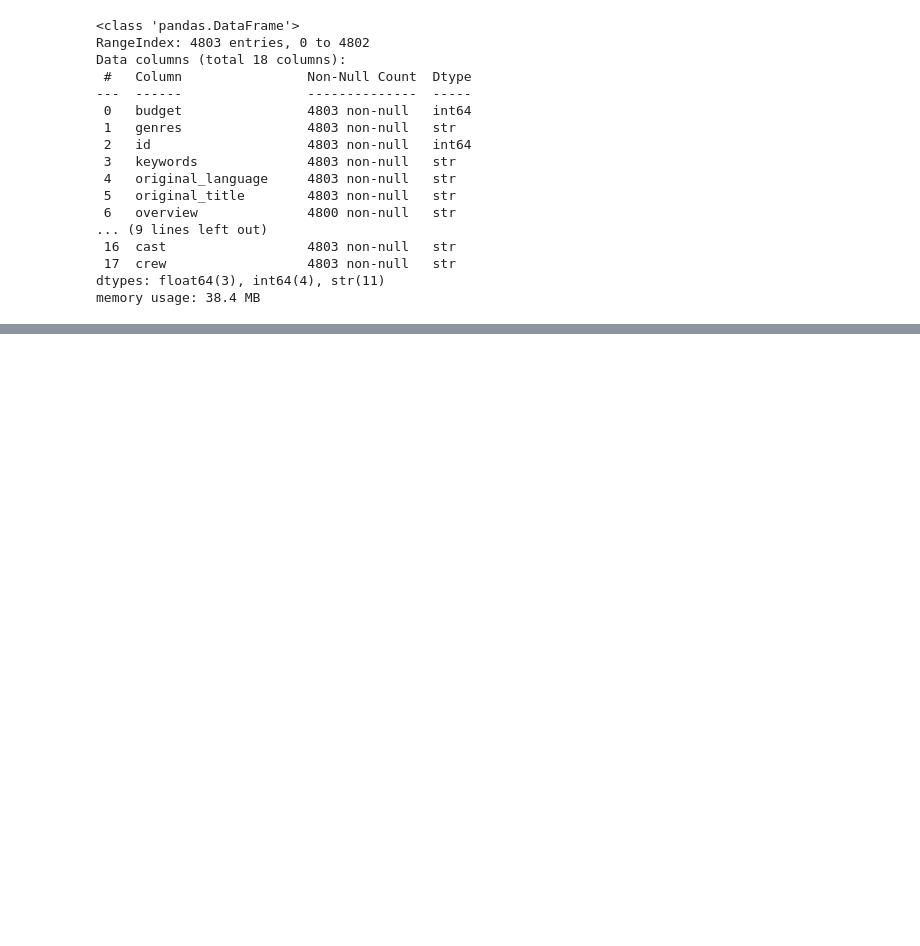
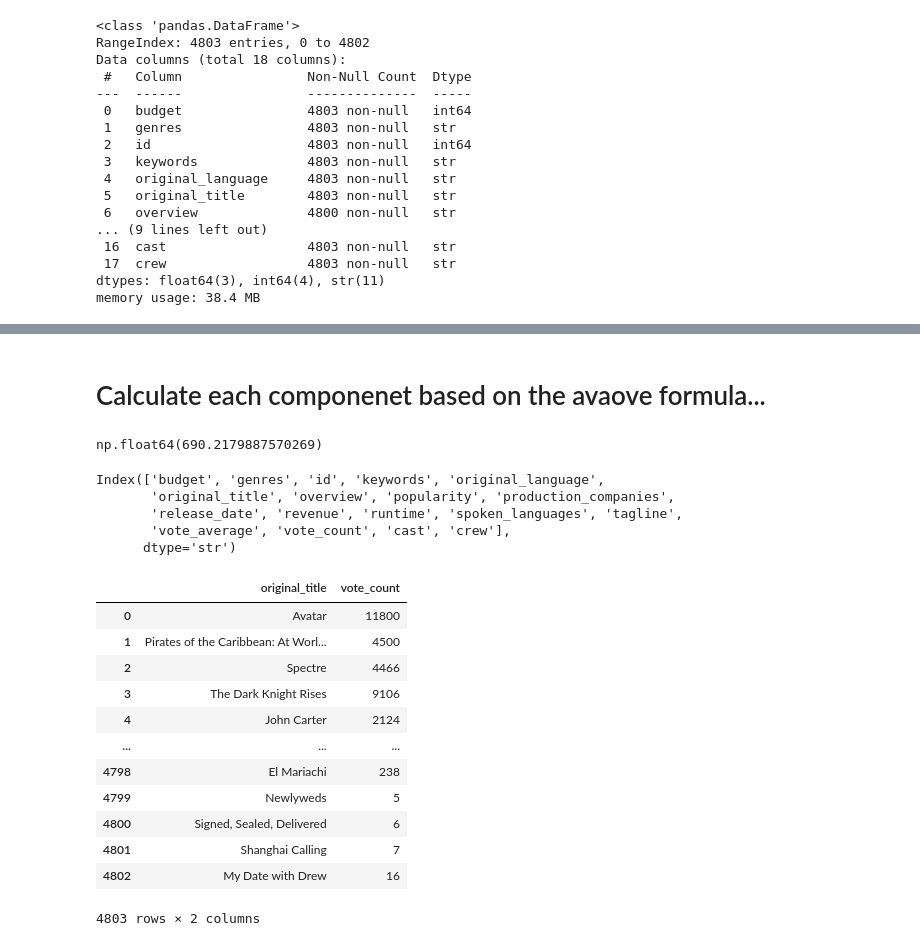
Before and after one commit to CyberWol-12/Movie_Recommendation_System, a Jupyter notebook: Movie_Recommendation_System_tmdb.ipynb, the cells around one changed output, grey strips where cells are left out. Drawn from its saved outputs; the diff is of its cells as text; code cells hidden in the pictures; blank space fills up the shorter version.

```diff
--- a/Movie_Recommendation_System_tmdb.ipynb
+++ b/Movie_Recommendation_System_tmdb.ipynb
@@ -204,0 +212,2 @@ memory usage: 38.4 MB
+# %% [markdown]
+# Calculate each componenet based on the avaove formula...
@@ -204,0 +218,5 @@ memory usage: 38.4 MB
+# %%
+C
+## mean rating for all the movies is approx 6.09 on a scale of 10
+# %% [output]
+np.float64(690.2179887570269)
@@ -204,0 +225,24 @@ memory usage: 38.4 MB
+# %%
+movies_cleaned_df.columns
+# %% [output]
+Index(['budget', 'genres', 'id', 'keywords', 'original_language',
+       'original_title', 'overview', 'popularity', 'production_companies',
+       'release_date', 'revenue', 'runtime', 'spoken_languages', 'tagline',
+       'vote_average', 'vote_count', 'cast', 'crew'],
+      dtype='str')
+# %%
+movies_cleaned_df[['original_title','vote_count']]
+# %% [output]
+|  | original_title | vote_count |
+| 0 | Avatar | 11800 |
+| 1 | Pirates of the Caribbean: At Worl... | 4500 |
+| 2 | Spectre | 4466 |
+| 3 | The Dark Knight Rises | 9106 |
+| 4 | John Carter | 2124 |
+| ... | ... | ... |
+| 4798 | El Mariachi | 238 |
+| 4799 | Newlyweds | 5 |
+| 4800 | Signed, Sealed, Delivered | 6 |
+| 4801 | Shanghai Calling | 7 |
+| 4802 | My Date with Drew | 16 |
+4803 rows × 2 columns
```
Also changed, not shown: parts of 8 cells of this notebook, 1 other file.
